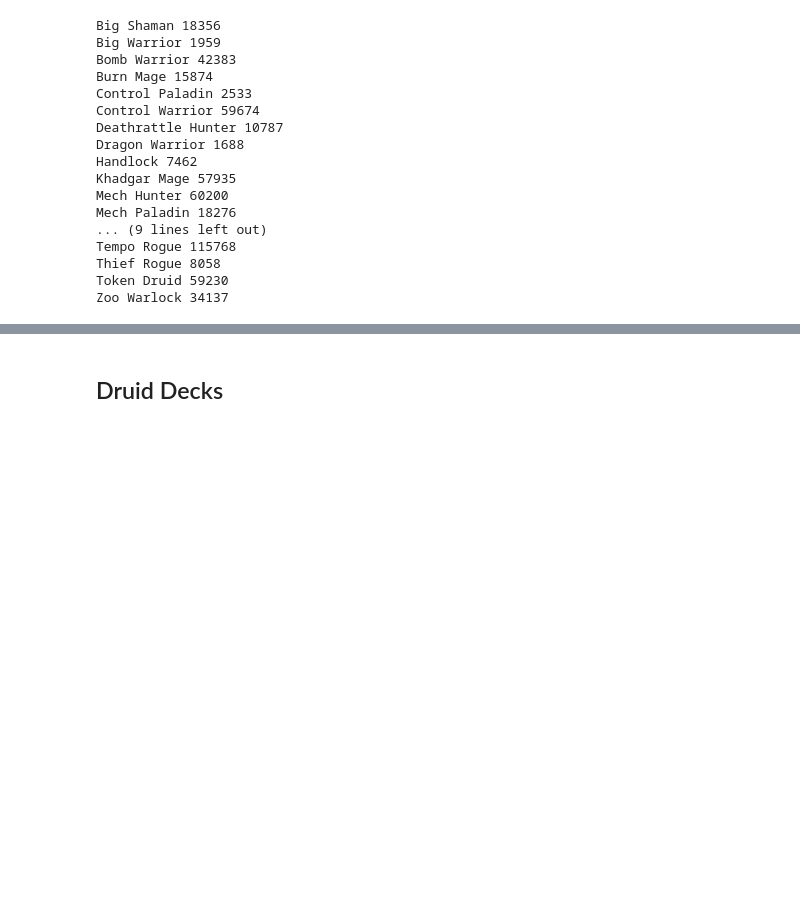
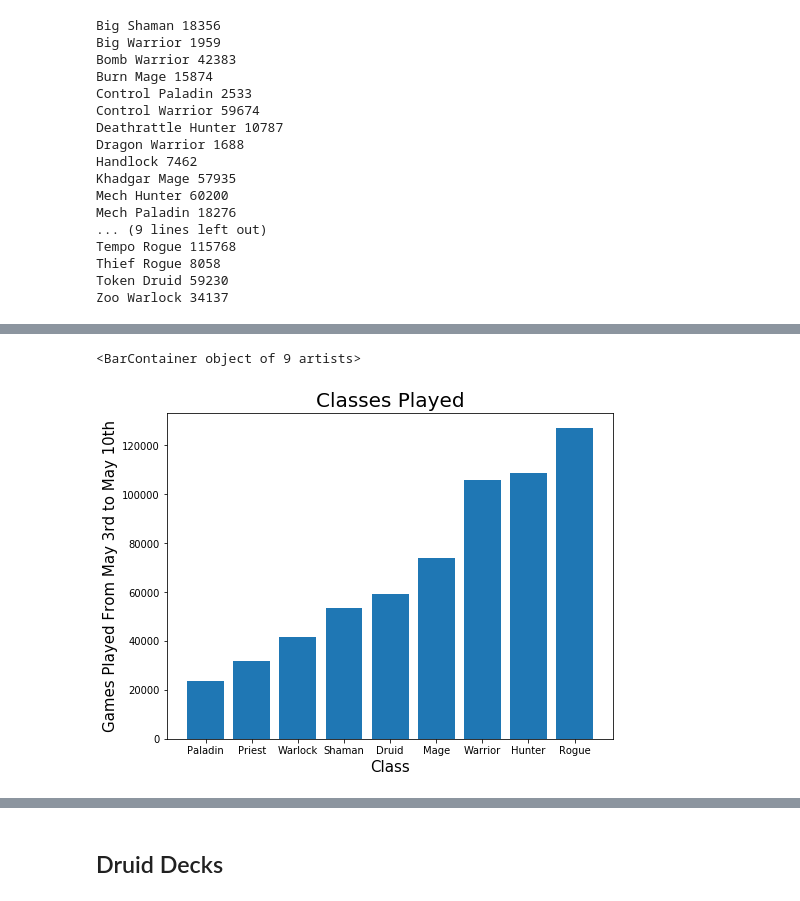
Before and after one commit to sarahberner/Capstone, a Jupyter notebook: 0.3 - Important Deck Matchup Data.ipynb, the cells around one changed output, grey strips where cells are left out. Saved outputs shown, nothing was run; the diff lists cells and outputs as text; code cells hidden in the pictures; blank space fills up the shorter version.

```diff
--- a/0.3 - Important Deck Matchup Data.ipynb
+++ b/0.3 - Important Deck Matchup Data.ipynb
@@ -182,7 +183,12 @@ for class_name in player_class_list:
 Even this is really interesting to see: there is only ONE Druid deck in the current meta, whereas there are FIVE different popular Hunter deck archetypes. In terms of the meta, this is VERY interesting:  if your opponent is a Druid, it is very likely you know exactly what archetype of deck he has; whereas if your opponent is a Hunter, you still could be facing one of five different decks.
 A note: all of these are the top decks from Sunday, May 5th, to Sunday, May 12th (last week dropdown was selected).
 # %%
+archetype_name = []
+num_plays = []
+class_type = []
 for archetype in may10_archetypes:
+    archetype_name.append(archetype)
+    num_plays.append(df_may10[df_may10['player_archetype'] == archetype]['total_games'].sum())
     print(archetype, df_may10[df_may10['player_archetype'] == archetype]['total_games'].sum())
 # %% [output]
 Big Shaman 18356
@@ -202,3 +208,35 @@ Tempo Rogue 115768
 Thief Rogue 8058
 Token Druid 59230
 Zoo Warlock 34137
+# %%
+deck_class = ['Shaman',
+             'Warrior',
+             'Warrior',
+             'Mage',
+             'Paladin',
+             'Warrior',
+             'Hunter',
+             'Warrior',
+             'Warlock',
+             'Mage',
+             'Hunter',
+             'Paladin',
+             'Hunter',
+             'Rogue',
+             'Shaman',
+             'Priest',
+             'Hunter',
+             'Paladin',
+             'Shaman',
+             'Priest',
+              'Hunter',
+              'Rogue',
+              'Rogue',
+              'Druid',
+              'Warlock'
+             ]
+# %%
+mini_df= pd.DataFrame()
+mini_df['archetype'] = archetype_name
+mini_df['total_plays'] = num_plays
+mini_df['deck_class'] = deck_class
@@ -204,0 +267,10 @@ Zoo Warlock 34137
+# %%
+plt.figure(figsize= (8,6))
+plt.title('Classes Played', fontsize = 20)
+plt.ylabel('Games Played From May 3rd to May 10th', fontsize = 15)
+plt.xlabel('Class', fontsize = 15)
+plt.bar(mini_df.groupby(['deck_class']).sum().sort_values(by = 'total_plays').index,
+    mini_df.groupby(['deck_class']).sum().sort_values(by = 'total_plays')['total_plays'])
+# %% [output]
+<BarContainer object of 9 artists>
+[figure, added]
```
Also changed, not shown: parts of 23 cells of this notebook, 2 other files.
